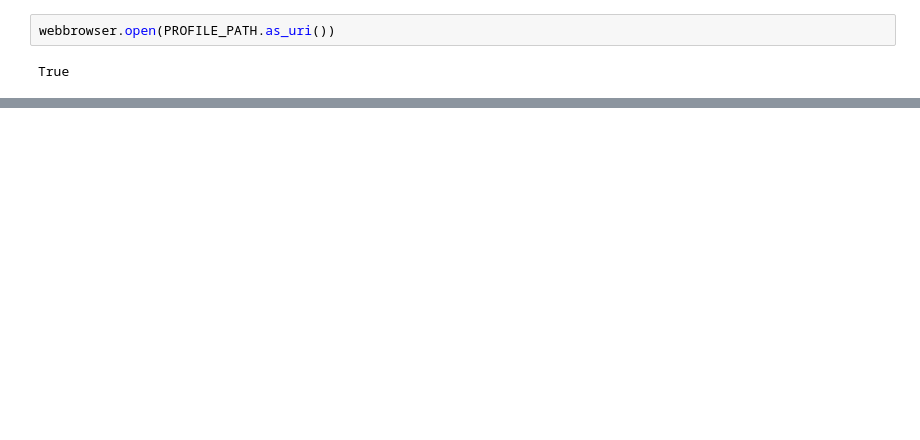
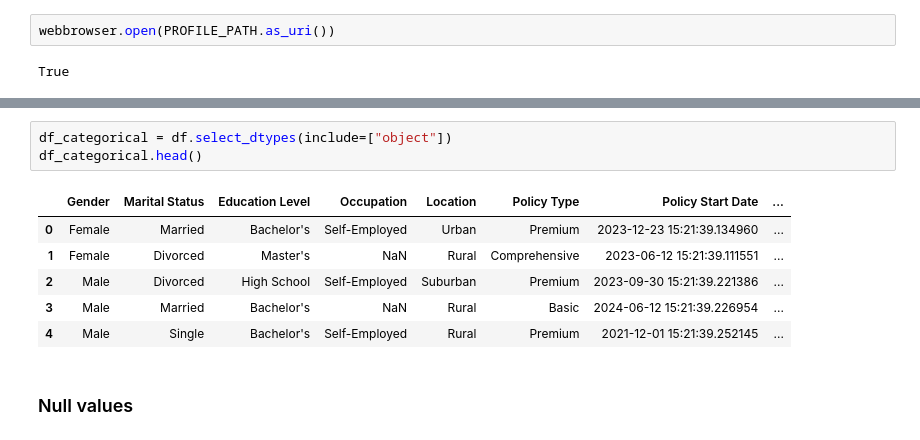
Before and after one commit to GEI-duo/meinf-ai-wp-03, a Jupyter notebook: notebooks/jordi-1.ipynb, the cells around one changed output, grey strips where cells are left out. Drawn from its saved outputs; the diff is of its cells as text; blank space fills up the shorter version.

```diff
--- a/notebooks/jordi-1.ipynb
+++ b/notebooks/jordi-1.ipynb
@@ -76,0 +135,12 @@ True
+# %%
+df_categorical = df.select_dtypes(include=["object"])
+df_categorical.head()
+# %% [output]
+|  | Gender | Marital Status | Education Level | Occupation | Location | Policy Type | Policy Start Date | ... |
+| 0 | Female | Married | Bachelor's | Self-Employed | Urban | Premium | 2023-12-23 15:21:39.134960 | ... |
+| 1 | Female | Divorced | Master's | NaN | Rural | Comprehensive | 2023-06-12 15:21:39.111551 | ... |
+| 2 | Male | Divorced | High School | Self-Employed | Suburban | Premium | 2023-09-30 15:21:39.221386 | ... |
+| 3 | Male | Married | Bachelor's | NaN | Rural | Basic | 2024-06-12 15:21:39.226954 | ... |
+| 4 | Male | Single | Bachelor's | Self-Employed | Rural | Premium | 2021-12-01 15:21:39.252145 | ... |
+# %% [markdown]
+### Null values
```
Also changed, not shown: parts of 25 cells of this notebook, 10 other files.
